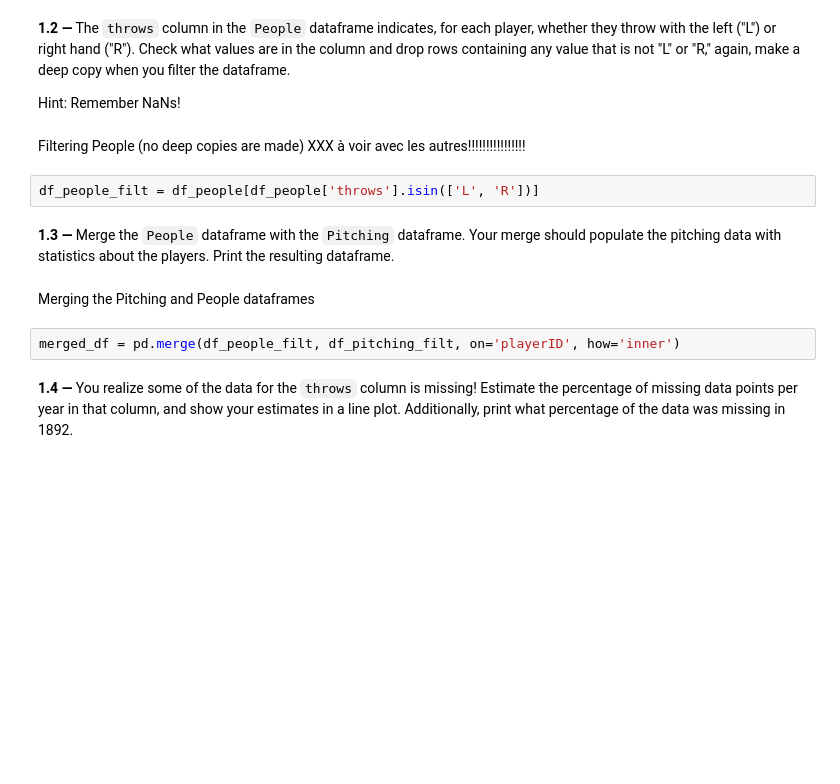
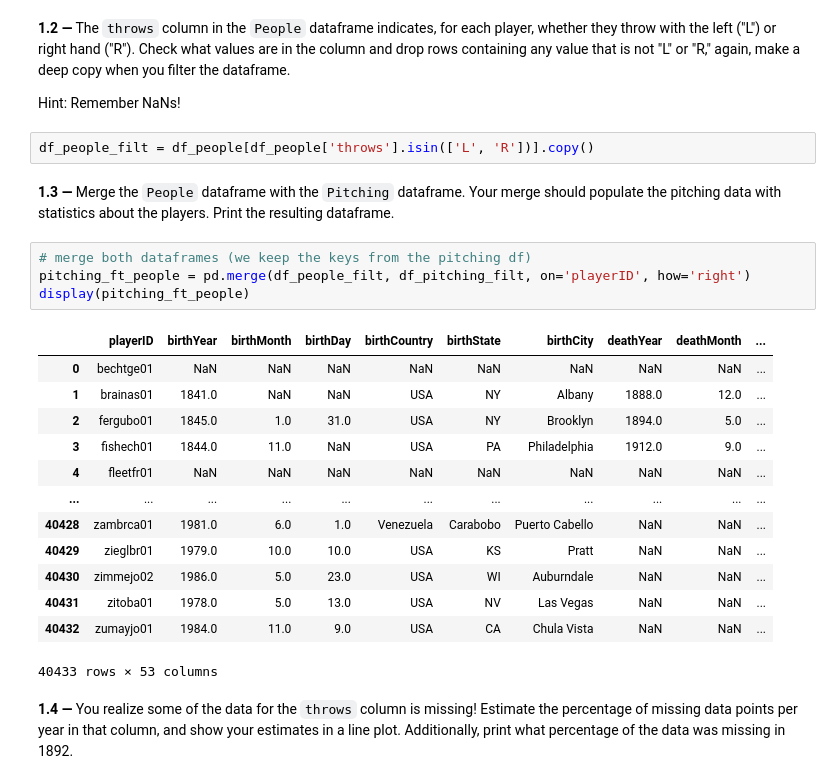
Before and after one commit to benjaminAouzir/FautTrouverUnNomPourADA, a Jupyter notebook: 01 - Pandas Data Wrangling and Data Viz/h1.ipynb, the cells around one changed output. Saved outputs shown, nothing was run; the diff lists cells and outputs as text; blank space fills up the shorter version.

```diff
--- a/01 - Pandas Data Wrangling and Data Viz/h1.ipynb
+++ b/01 - Pandas Data Wrangling and Data Viz/h1.ipynb
@@ -121,15 +127,27 @@ size_df_salaries_no_duplicates = df_salaries_no_duplicates.shape
 **1.2 —** The `throws` column in the `People` dataframe indicates, for each player, whether they throw with the left ("L") or right hand ("R"). Check what values are in the column and drop rows containing any value that is not "L" or "R," again, make a deep copy when you filter the dataframe.
 
 Hint: Remember NaNs!
-# %% [markdown]
-Filtering People (no deep copies are made) XXX à voir avec les autres!!!!!!!!!!!!!!!!
 # %%
-df_people_filt = df_people[df_people['throws'].isin(['L', 'R'])]
+df_people_filt = df_people[df_people['throws'].isin(['L', 'R'])].copy()
 # %% [markdown]
 **1.3 —** Merge the `People` dataframe with the `Pitching` dataframe. Your merge should populate the pitching data with statistics about the players. Print the resulting dataframe.
-# %% [markdown]
-Merging the Pitching and People dataframes
 # %%
-merged_df = pd.merge(df_people_filt, df_pitching_filt, on='playerID', how='inner')
+# merge both dataframes (we keep the keys from the pitching df)
+pitching_ft_people = pd.merge(df_people_filt, df_pitching_filt, on='playerID', how='right')
+display(pitching_ft_people)
+# %% [output]
+|  | playerID | birthYear | birthMonth | birthDay | birthCountry | birthState | birthCity | deathYear | deathMonth | ... |
+| 0 | bechtge01 | NaN | NaN | NaN | NaN | NaN | NaN | NaN | NaN | ... |
+| 1 | brainas01 | 1841.0 | NaN | NaN | USA | NY | Albany | 1888.0 | 12.0 | ... |
+| 2 | fergubo01 | 1845.0 | 1.0 | 31.0 | USA | NY | Brooklyn | 1894.0 | 5.0 | ... |
+| 3 | fishech01 | 1844.0 | 11.0 | NaN | USA | PA | Philadelphia | 1912.0 | 9.0 | ... |
+| 4 | fleetfr01 | NaN | NaN | NaN | NaN | NaN | NaN | NaN | NaN | ... |
+| ... | ... | ... | ... | ... | ... | ... | ... | ... | ... | ... |
+| 40428 | zambrca01 | 1981.0 | 6.0 | 1.0 | Venezuela | Carabobo | Puerto Cabello | NaN | NaN | ... |
+| 40429 | zieglbr01 | 1979.0 | 10.0 | 10.0 | USA | KS | Pratt | NaN | NaN | ... |
+| 40430 | zimmejo02 | 1986.0 | 5.0 | 23.0 | USA | WI | Auburndale | NaN | NaN | ... |
+| 40431 | zitoba01 | 1978.0 | 5.0 | 13.0 | USA | NV | Las Vegas | NaN | NaN | ... |
+| 40432 | zumayjo01 | 1984.0 | 11.0 | 9.0 | USA | CA | Chula Vista | NaN | NaN | ... |
+40433 rows × 53 columns
 # %% [markdown]
 **1.4 —** You realize some of the data for the `throws` column is missing! Estimate the percentage of missing data points per year in that column, and show your estimates in a line plot. Additionally, print what percentage of the data was missing in 1892.
```
Also changed, not shown: parts of 13 cells of this notebook.
